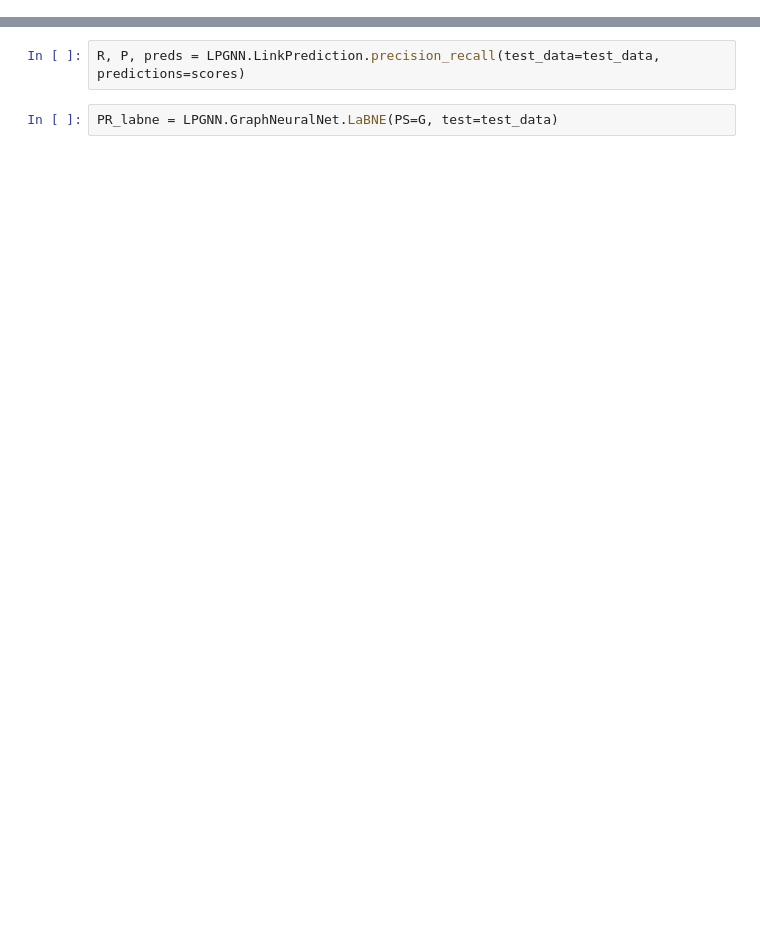
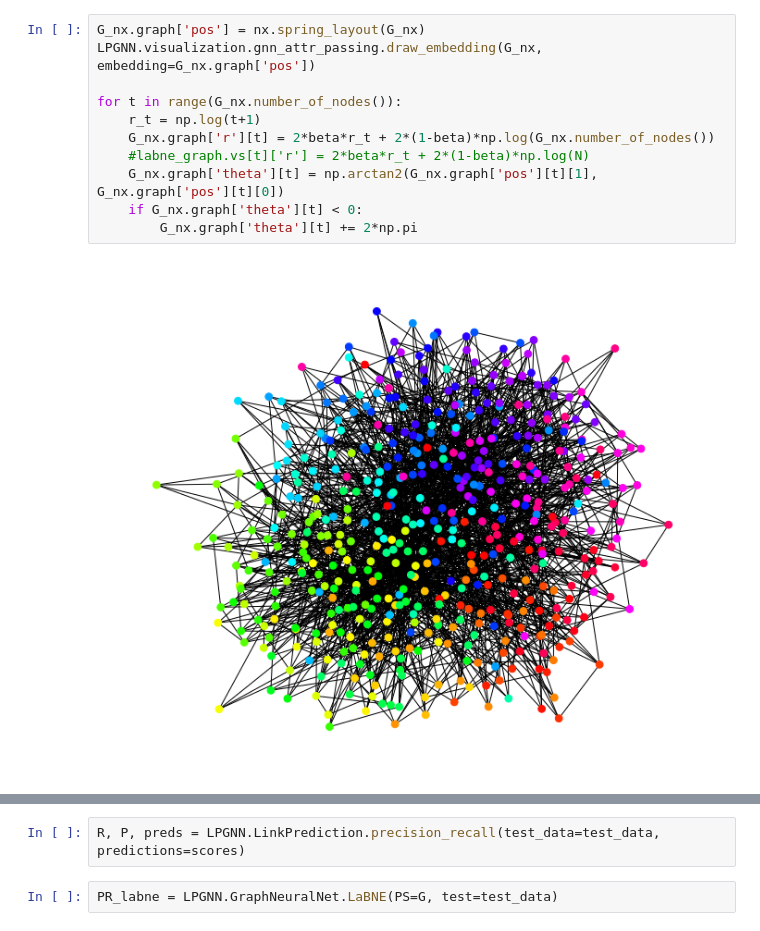
Before and after one commit to martinfama/LPGNN, a Jupyter notebook: GNN_embeddings.ipynb, the cells around one changed output, grey strips where cells are left out. Cells and saved outputs as stored; diff of their text form; blank space fills up the shorter version.

```diff
--- a/GNN_embeddings.ipynb
+++ b/GNN_embeddings.ipynb
@@ -97,0 +121,13 @@ xyz = np.array(list(z.detach().numpy()[:,0:2]))
+# %%
+G_nx.graph['pos'] = nx.spring_layout(G_nx)
+LPGNN.visualization.gnn_attr_passing.draw_embedding(G_nx, embedding=G_nx.graph['pos'])
+
+for t in range(G_nx.number_of_nodes()):
+    r_t = np.log(t+1)
+    G_nx.graph['r'][t] = 2*beta*r_t + 2*(1-beta)*np.log(G_nx.number_of_nodes())
+    #labne_graph.vs[t]['r'] = 2*beta*r_t + 2*(1-beta)*np.log(N)
+    G_nx.graph['theta'][t] = np.arctan2(G_nx.graph['pos'][t][1], G_nx.graph['pos'][t][0])
+    if G_nx.graph['theta'][t] < 0:
+        G_nx.graph['theta'][t] += 2*np.pi
+# %% [output]
+[figure, added]
```
Also changed, not shown: parts of 18 cells of this notebook, 11 other files.
